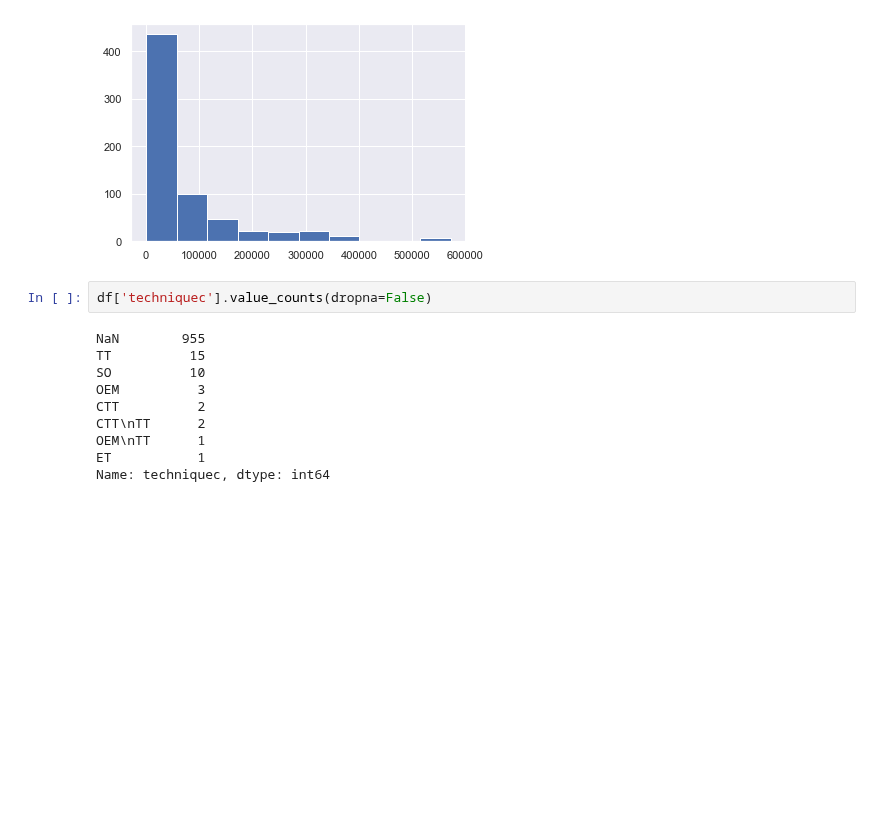
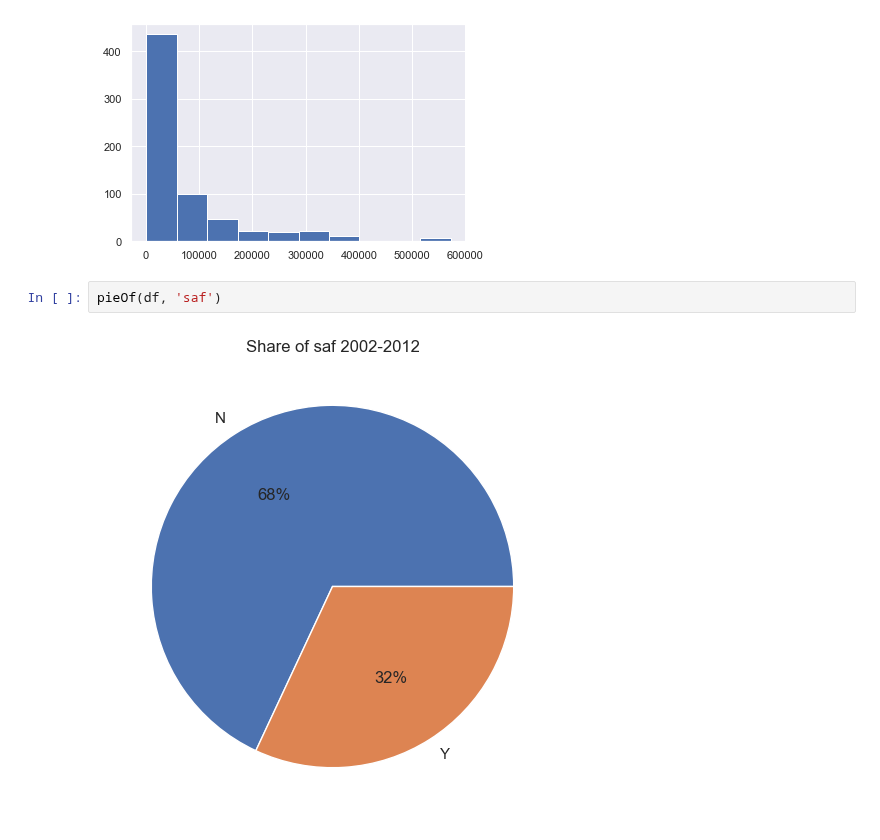
Before and after one commit to bang-a-coder/thesis-analysis, a Jupyter notebook: explore_visual.ipynb, the cells around one changed output. Saved outputs shown, nothing was run; the diff lists cells and outputs as text; blank space fills up the shorter version.

```diff
--- a/explore_visual.ipynb
+++ b/explore_visual.ipynb
@@ -77,15 +77,7 @@ df[df['emp_min'] >= 1000]['emp_min'].hist()
 # %% [output]
 <AxesSubplot:>
 [figure]
-# %%
-df['techniquec'].value_counts(dropna=False)
-# %% [output]
-NaN        955
-TT          15
-SO          10
-OEM          3
-CTT          2
-CTT\nTT      2
-OEM\nTT      1
-ET           1
-Name: techniquec, dtype: int64
+# %%
+pieOf(df, 'saf')
+# %% [output]
+[figure, added]
```
Also changed, not shown: parts of 4 cells of this notebook, 1 other file.
